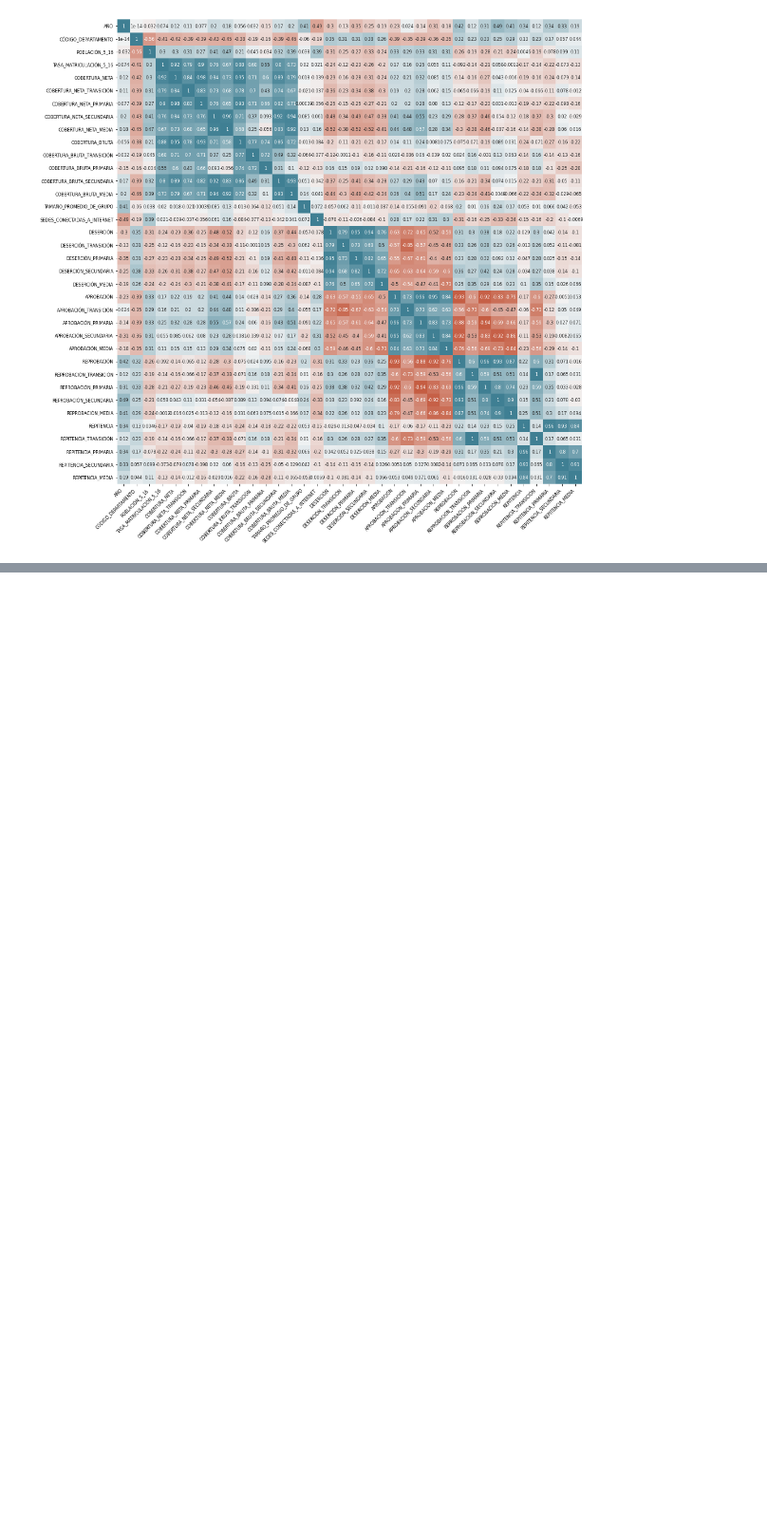
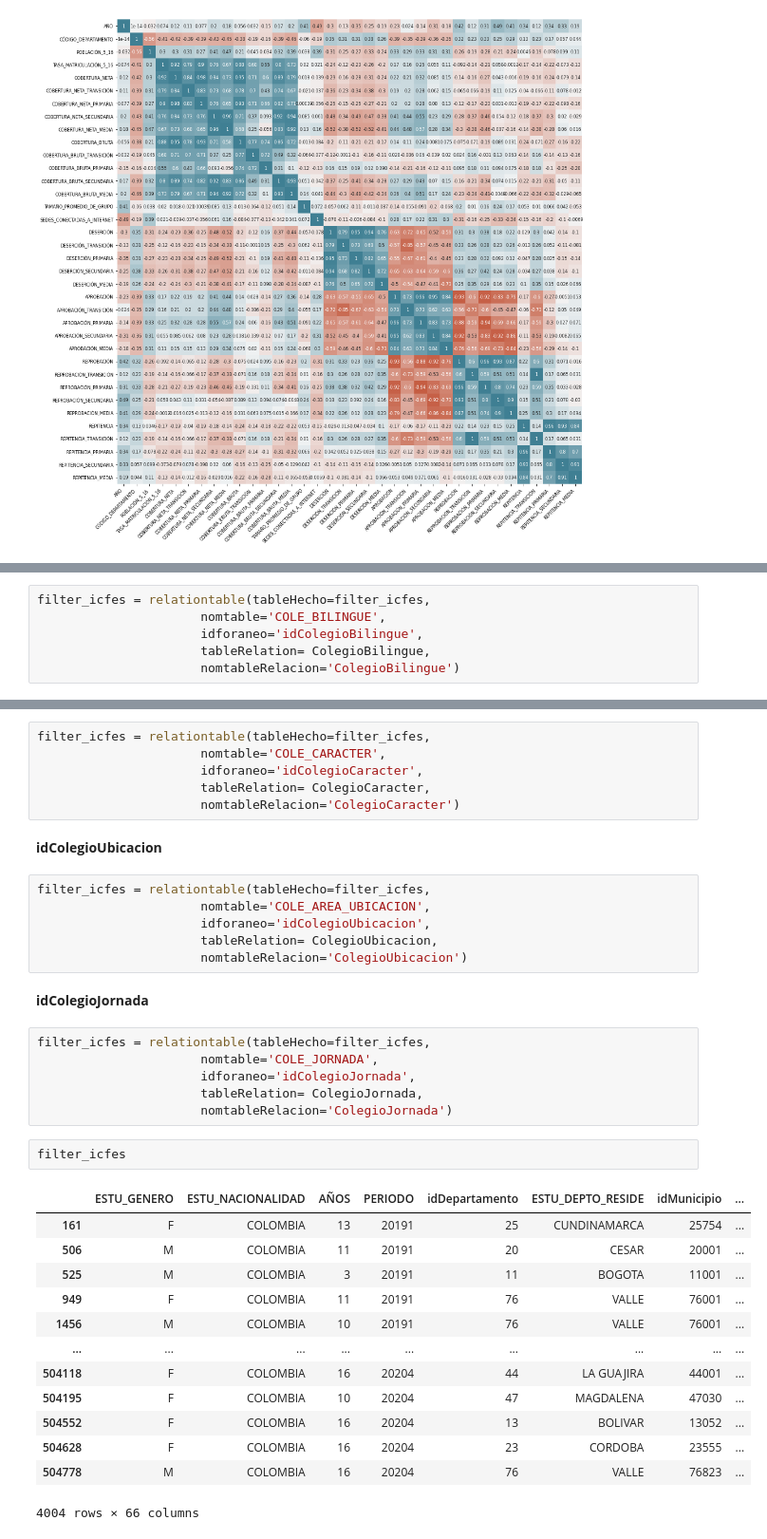
Before and after one commit to davidcastri/ProjectVST, a Jupyter notebook: Modelamiento/modelamiento.ipynb, the cells around one changed output, grey strips where cells are left out. Shown at 95% size. Drawn from its saved outputs; the diff is of its cells as text; blank space fills up the shorter version.

```diff
--- a/Modelamiento/modelamiento.ipynb
+++ b/Modelamiento/modelamiento.ipynb
@@ -314,0 +923,6 @@ ax.tick_params(labelsize = 8)
+# %%
+filter_icfes = relationtable(tableHecho=filter_icfes,
+                      nomtable='COLE_BILINGUE',
+                      idforaneo='idColegioBilingue',
+                      tableRelation= ColegioBilingue,
+                      nomtableRelacion='ColegioBilingue')
@@ -314,0 +931,38 @@ ax.tick_params(labelsize = 8)
+# %%
+filter_icfes = relationtable(tableHecho=filter_icfes,
+                      nomtable='COLE_CARACTER',
+                      idforaneo='idColegioCaracter',
+                      tableRelation= ColegioCaracter,
+                      nomtableRelacion='ColegioCaracter')
+# %% [markdown]
+**idColegioUbicacion**
+# %%
+filter_icfes = relationtable(tableHecho=filter_icfes,
+                      nomtable='COLE_AREA_UBICACION',
+                      idforaneo='idColegioUbicacion',
+                      tableRelation= ColegioUbicacion,
+                      nomtableRelacion='ColegioUbicacion')
+# %% [markdown]
+**idColegioJornada**
+# %%
+filter_icfes = relationtable(tableHecho=filter_icfes,
+                      nomtable='COLE_JORNADA',
+                      idforaneo='idColegioJornada',
+                      tableRelation= ColegioJornada,
+                      nomtableRelacion='ColegioJornada')
+# %%
+filter_icfes
+# %% [output]
+|  | ESTU_GENERO | ESTU_NACIONALIDAD | AÑOS | PERIODO | idDepartamento | ESTU_DEPTO_RESIDE | idMunicipio | ... |
+| 161 | F | COLOMBIA | 13 | 20191 | 25 | CUNDINAMARCA | 25754 | ... |
+| 506 | M | COLOMBIA | 11 | 20191 | 20 | CESAR | 20001 | ... |
+| 525 | M | COLOMBIA | 3 | 20191 | 11 | BOGOTA | 11001 | ... |
+| 949 | F | COLOMBIA | 11 | 20191 | 76 | VALLE | 76001 | ... |
+| 1456 | M | COLOMBIA | 10 | 20191 | 76 | VALLE | 76001 | ... |
+| ... | ... | ... | ... | ... | ... | ... | ... | ... |
+| 504118 | F | COLOMBIA | 16 | 20204 | 44 | LA GUAJIRA | 44001 | ... |
+| 504195 | F | COLOMBIA | 10 | 20204 | 47 | MAGDALENA | 47030 | ... |
+| 504552 | F | COLOMBIA | 16 | 20204 | 13 | BOLIVAR | 13052 | ... |
+| 504628 | F | COLOMBIA | 16 | 20204 | 23 | CORDOBA | 23555 | ... |
+| 504778 | M | COLOMBIA | 16 | 20204 | 76 | VALLE | 76823 | ... |
+4004 rows × 66 columns
```
Also changed, not shown: parts of 102 cells of this notebook, 23 other files.
